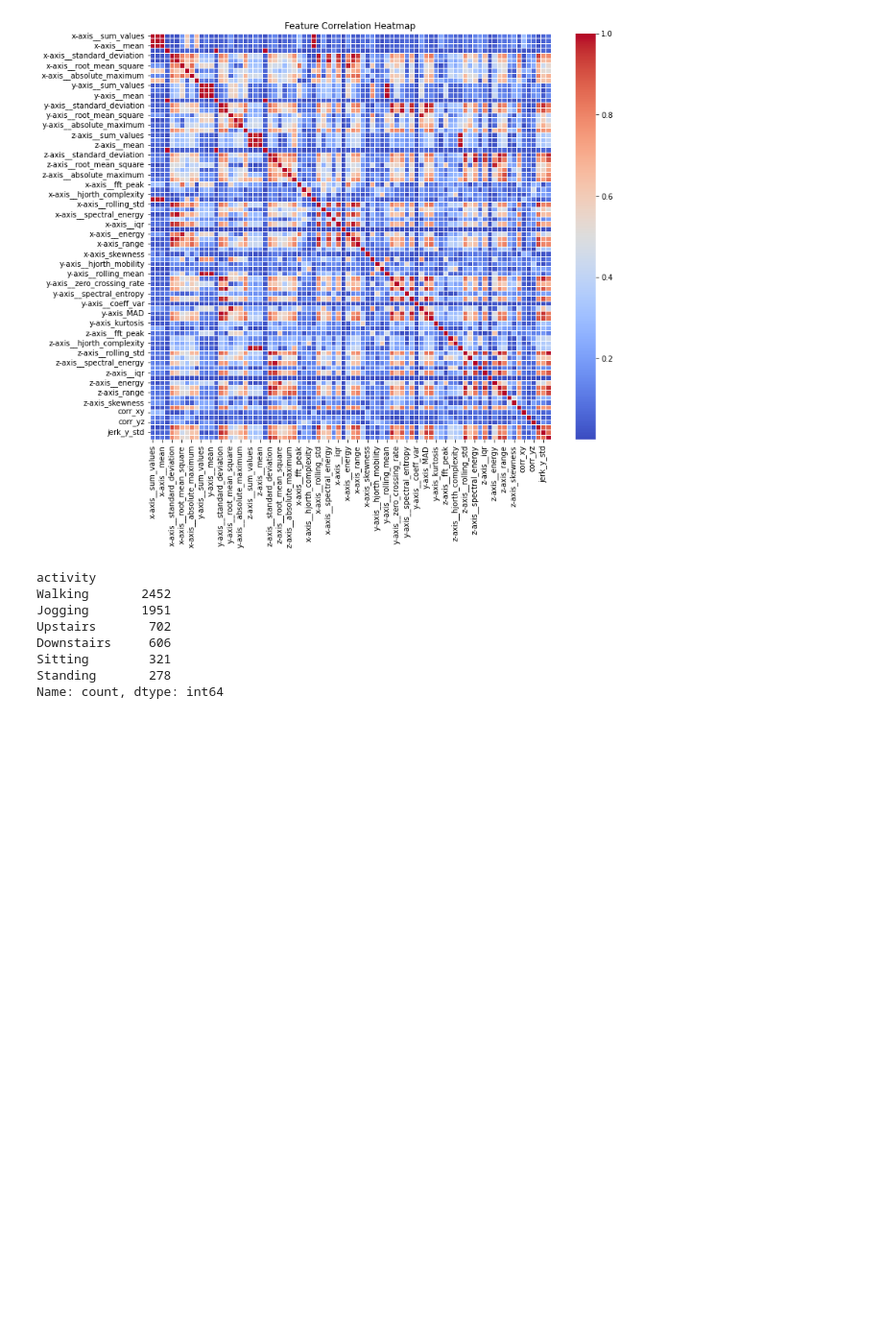
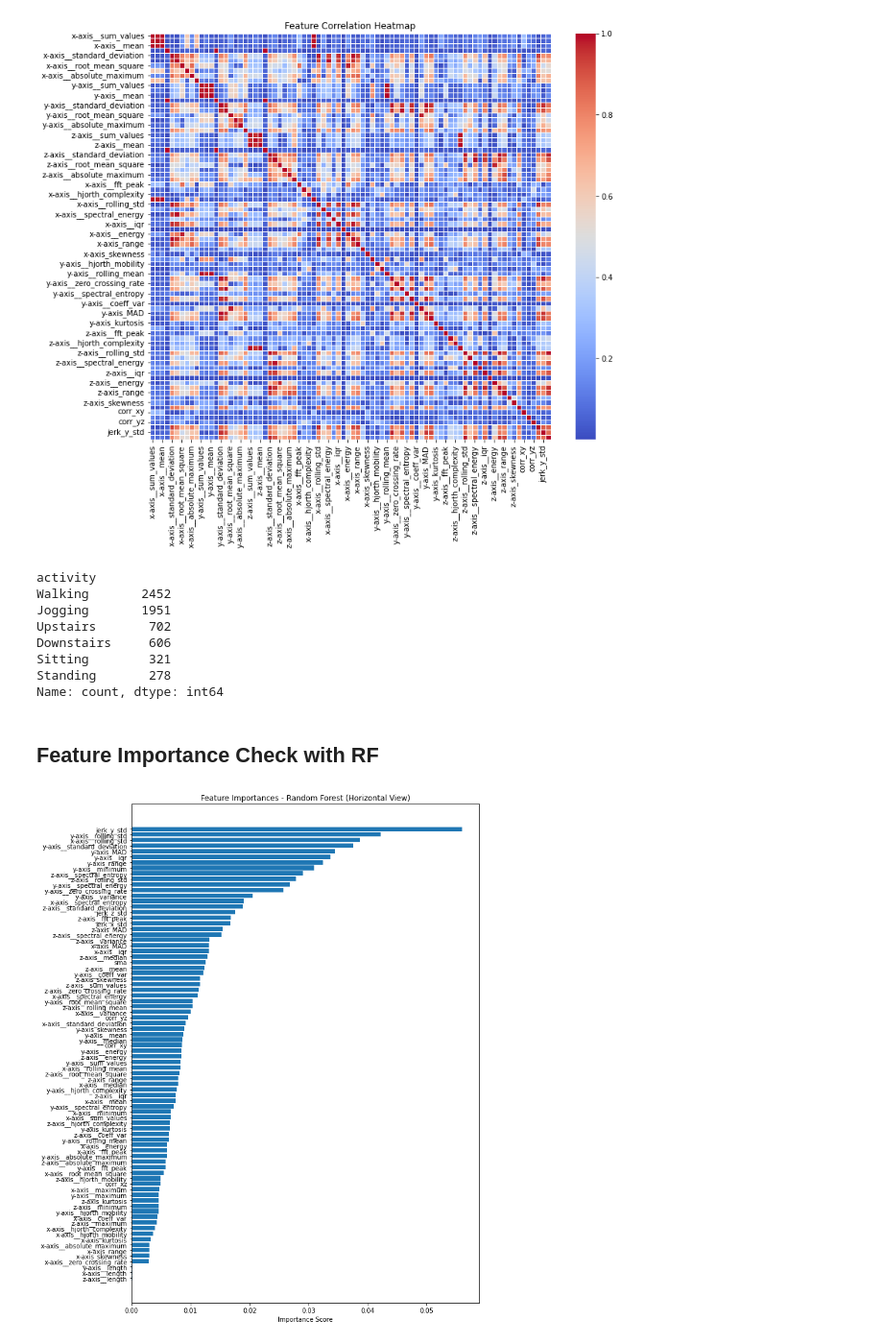
Before and after one commit to thetkhinelin25/Machine-Learning-and-Data-Mining-Project, a Jupyter notebook: Code/EDA.ipynb, the cells around one changed output. Shown at 96% size. Saved outputs shown, nothing was run; the diff lists cells and outputs as text; code cells hidden in the pictures; blank space fills up the shorter version.

```diff
--- a/Code/EDA.ipynb
+++ b/Code/EDA.ipynb
@@ -181,3 +184,46 @@ Downstairs     606
 Sitting        321
 Standing       278
 Name: count, dtype: int64
+# %% [markdown]
+## Feature Importance Check with RF
+# %%
+import pandas as pd
+import matplotlib.pyplot as plt
+from sklearn.ensemble import RandomForestClassifier
+from sklearn.preprocessing import LabelEncoder
+
+# Load your data
+df = pd.read_csv("Updated_Metadata_2.csv")
+
+# Split features and target
+X = df.drop(columns=["user_snippet", "activity"])
+y = LabelEncoder().fit_transform(df["activity"])
+
+# Train Random Forest
+rf = RandomForestClassifier(n_estimators=100, random_state=42)
+rf.fit(X, y)
+
+# Get feature importances
+importances = rf.feature_importances_
+features = X.columns
+
+# Create a DataFrame for easy sorting
+importance_df = pd.DataFrame({
+    "Feature": features,
+    "Importance": importances
+}).sort_values(by="Importance", ascending=True)  # Ascending for horizontal bar chart
+
+# Plot horizontal bar chart
+plt.figure(figsize=(10, 12))
+plt.barh(importance_df["Feature"], importance_df["Importance"])
+plt.xlabel("Importance Score")
+plt.title("Feature Importances - Random Forest (Horizontal View)")
+plt.tight_layout()
+
+# Save the plot
+plt.savefig("feature_importances.png", dpi=300)
+
+# Show the plot
+plt.show()
+# %% [output]
+[figure, added]
```
Also changed, not shown: parts of 2 cells of this notebook.
